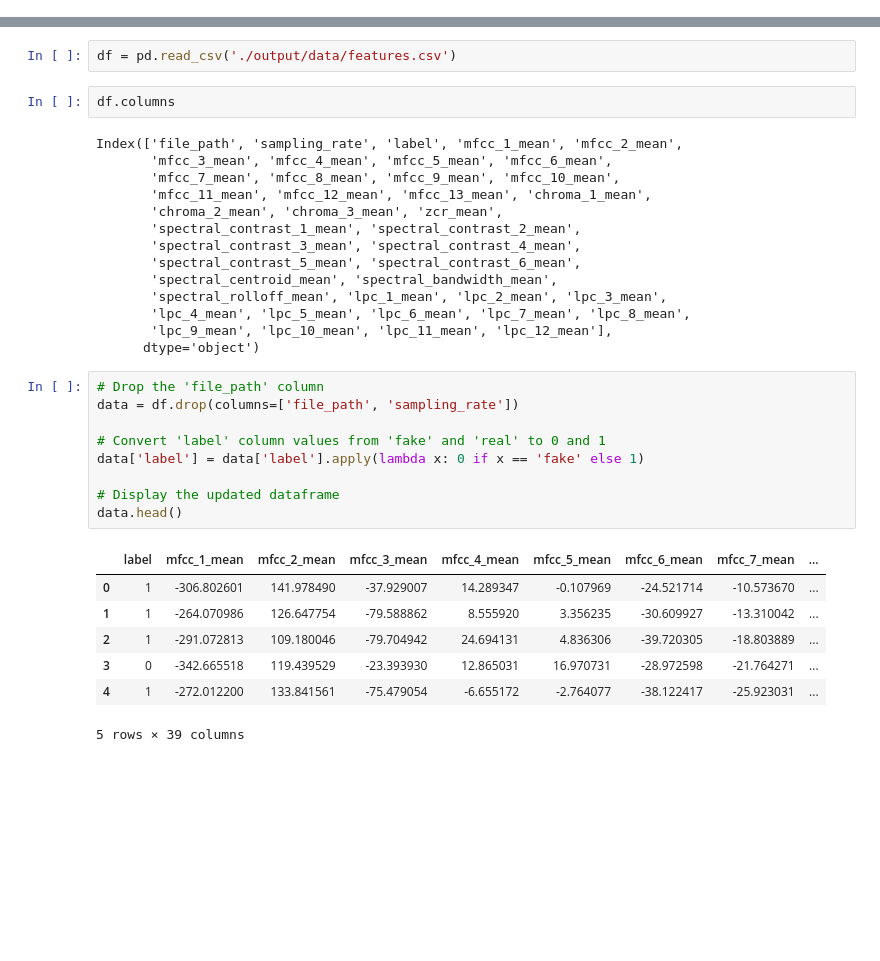
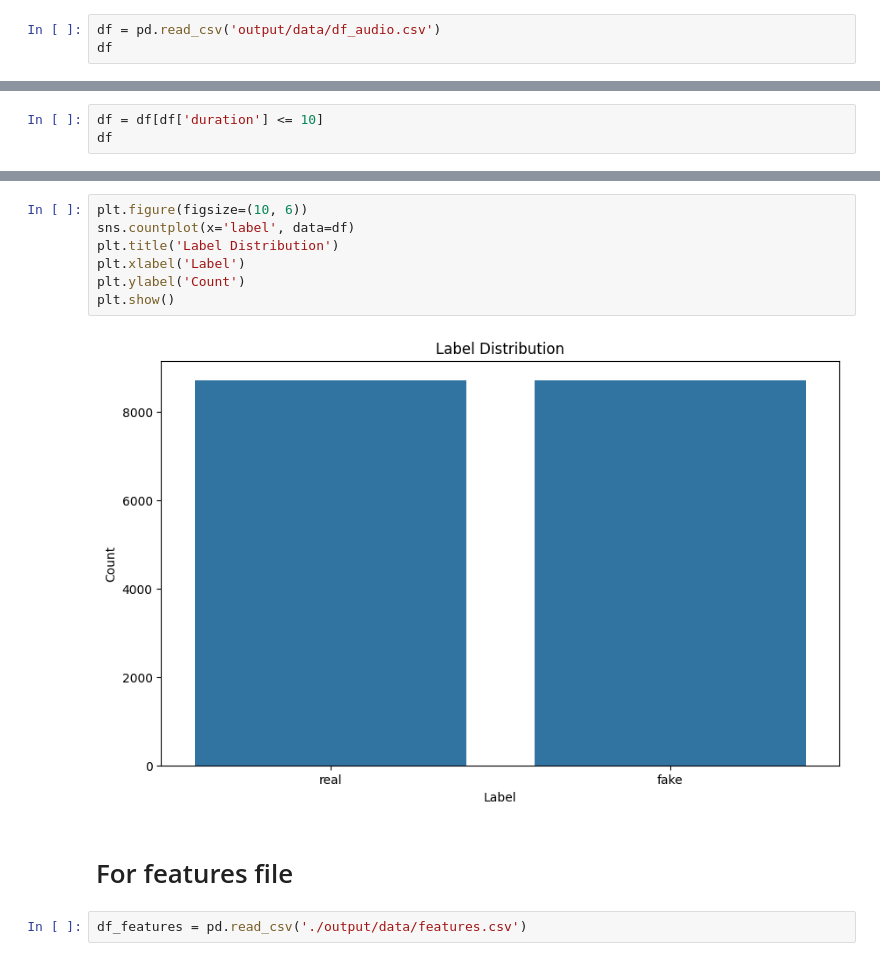
Before and after one commit to ronanhansel/deepfake-audio-detector, a Jupyter notebook: EDA.ipynb, the cells around one changed output, grey strips where cells are left out. Saved outputs shown, nothing was run; the diff lists cells and outputs as text; blank space fills up the shorter version.

```diff
--- a/EDA.ipynb
+++ b/EDA.ipynb
@@ -4,2 +5,5 @@ import numpy as np
 import matplotlib.pyplot as plt
 import seaborn as sns
+# %%
+df = pd.read_csv('output/data/df_audio.csv')
+df
@@ -5,0 +88,3 @@ import seaborn as sns
+# %%
+df = df[df['duration'] <= 10]
+df
@@ -6,35 +105,13 @@ import seaborn as sns
+# %%
+plt.figure(figsize=(10, 6))
+sns.countplot(x='label', data=df)
+plt.title('Label Distribution')
+plt.xlabel('Label')
+plt.ylabel('Count')
+plt.show()
+# %% [output]
+[figure, added]
+# %% [markdown]
+# For features file
 # %%
-df = pd.read_csv('./output/data/features.csv')
+df_features = pd.read_csv('./output/data/features.csv')
-# %%
-df.columns
-# %% [output]
-Index(['file_path', 'sampling_rate', 'label', 'mfcc_1_mean', 'mfcc_2_mean',
-       'mfcc_3_mean', 'mfcc_4_mean', 'mfcc_5_mean', 'mfcc_6_mean',
-       'mfcc_7_mean', 'mfcc_8_mean', 'mfcc_9_mean', 'mfcc_10_mean',
-       'mfcc_11_mean', 'mfcc_12_mean', 'mfcc_13_mean', 'chroma_1_mean',
-       'chroma_2_mean', 'chroma_3_mean', 'zcr_mean',
-       'spectral_contrast_1_mean', 'spectral_contrast_2_mean',
-       'spectral_contrast_3_mean', 'spectral_contrast_4_mean',
-       'spectral_contrast_5_mean', 'spectral_contrast_6_mean',
-       'spectral_centroid_mean', 'spectral_bandwidth_mean',
-       'spectral_rolloff_mean', 'lpc_1_mean', 'lpc_2_mean', 'lpc_3_mean',
-       'lpc_4_mean', 'lpc_5_mean', 'lpc_6_mean', 'lpc_7_mean', 'lpc_8_mean',
-       'lpc_9_mean', 'lpc_10_mean', 'lpc_11_mean', 'lpc_12_mean'],
-      dtype='object')
-# %%
-# Drop the 'file_path' column
-data = df.drop(columns=['file_path', 'sampling_rate'])
-
-# Convert 'label' column values from 'fake' and 'real' to 0 and 1
-data['label'] = data['label'].apply(lambda x: 0 if x == 'fake' else 1)
-
-# Display the updated dataframe
-data.head()
-# %% [output]
-|  | label | mfcc_1_mean | mfcc_2_mean | mfcc_3_mean | mfcc_4_mean | mfcc_5_mean | mfcc_6_mean | mfcc_7_mean | ... |
-| 0 | 1 | -306.802601 | 141.978490 | -37.929007 | 14.289347 | -0.107969 | -24.521714 | -10.573670 | ... |
-| 1 | 1 | -264.070986 | 126.647754 | -79.588862 | 8.555920 | 3.356235 | -30.609927 | -13.310042 | ... |
-| 2 | 1 | -291.072813 | 109.180046 | -79.704942 | 24.694131 | 4.836306 | -39.720305 | -18.803889 | ... |
-| 3 | 0 | -342.665518 | 119.439529 | -23.393930 | 12.865031 | 16.970731 | -28.972598 | -21.764271 | ... |
-| 4 | 1 | -272.012200 | 133.841561 | -75.479054 | -6.655172 | -2.764077 | -38.122417 | -25.923031 | ... |
-5 rows × 39 columns
```
Also changed, not shown: parts of 26 cells of this notebook, 5 other files.
